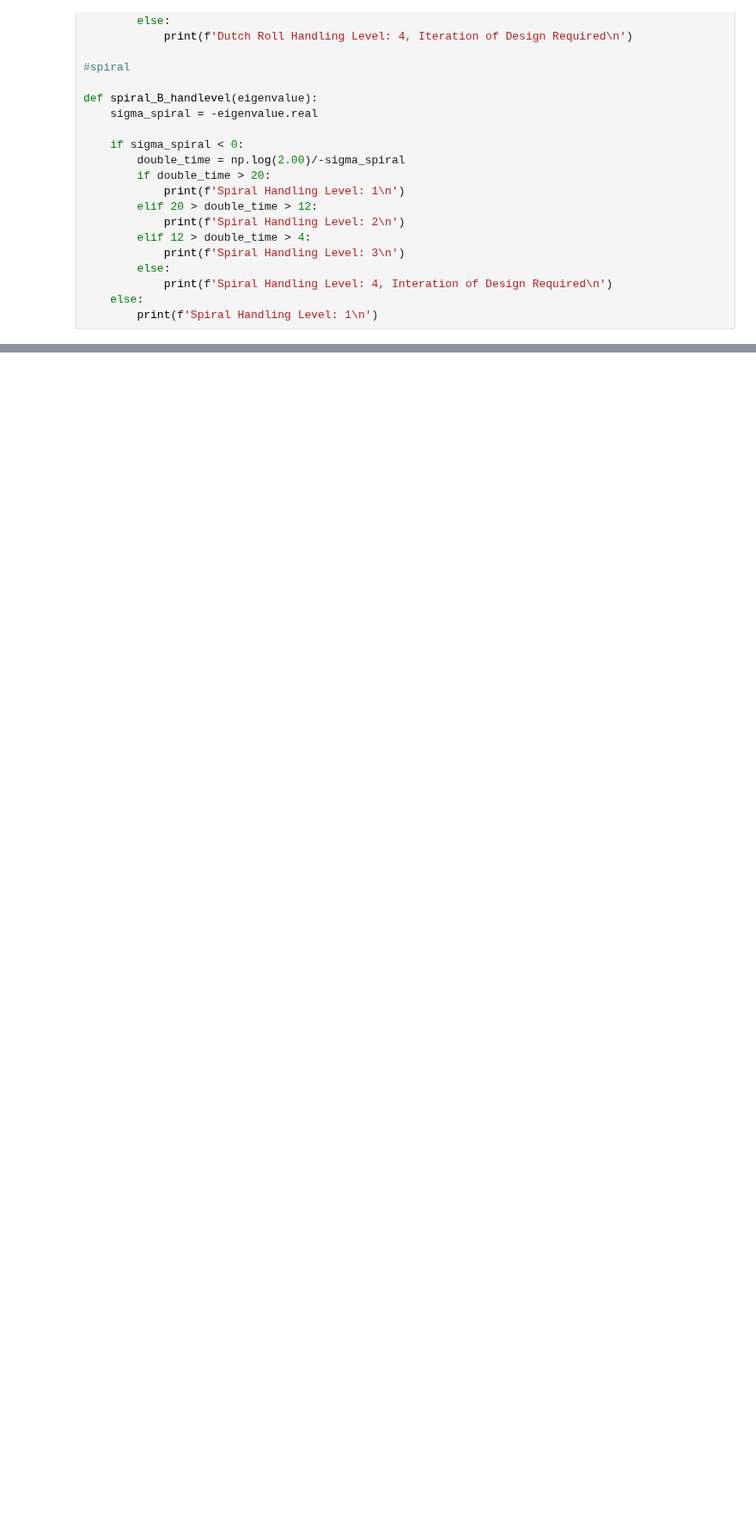
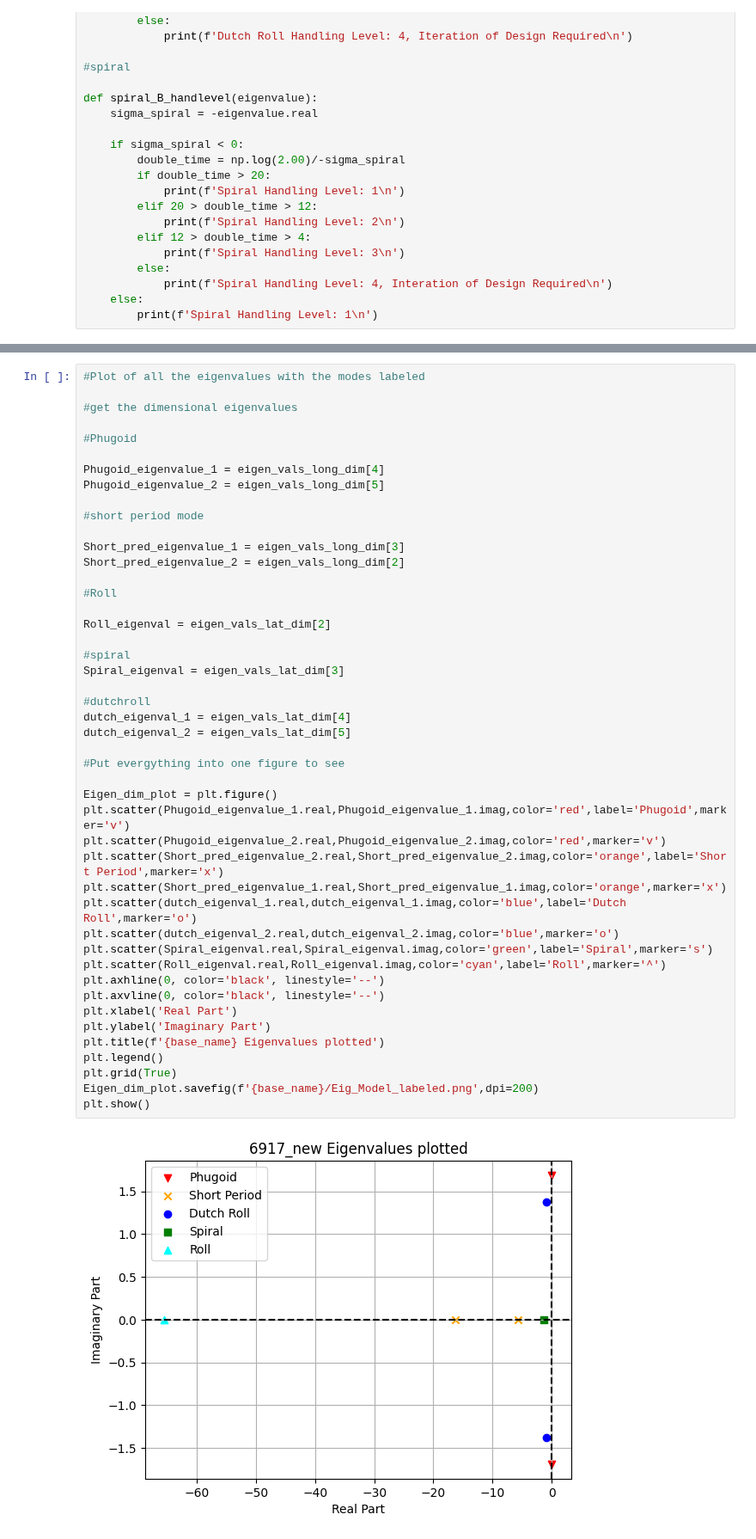
Before and after one commit to EricMLarsen/Spring_2024, a Jupyter notebook: Dynamics of Atmospheric Flight/Project_PartIV/EigenValue_Project_PartIV.ipynb, the cells around one changed output, grey strips where cells are left out. Shown at 86% size. Drawn from its saved outputs; the diff is of its cells as text; blank space fills up the shorter version.

Commit message:
eigenplot

```diff
--- a/Dynamics of Atmospheric Flight/Project_PartIV/EigenValue_Project_PartIV.ipynb
+++ b/Dynamics of Atmospheric Flight/Project_PartIV/EigenValue_Project_PartIV.ipynb
@@ -1025,2 +1027,50 @@ Spiral Handling Level: 3
 
 Dutch Roll Handling Level: 1
+# %%
+#Plot of all the eigenvalues with the modes labeled
+
+#get the dimensional eigenvalues
+
+#Phugoid
+
+Phugoid_eigenvalue_1 = eigen_vals_long_dim[4]
+Phugoid_eigenvalue_2 = eigen_vals_long_dim[5]
+
+#short period mode
+
+Short_pred_eigenvalue_1 = eigen_vals_long_dim[3]
+Short_pred_eigenvalue_2 = eigen_vals_long_dim[2]
+
+#Roll
+
+Roll_eigenval = eigen_vals_lat_dim[2]
+
+#spiral
+Spiral_eigenval = eigen_vals_lat_dim[3]
+
+#dutchroll
+dutch_eigenval_1 = eigen_vals_lat_dim[4]
+dutch_eigenval_2 = eigen_vals_lat_dim[5]
+
+#Put evergything into one figure to see
+
+Eigen_dim_plot = plt.figure()
+plt.scatter(Phugoid_eigenvalue_1.real,Phugoid_eigenvalue_1.imag,color='red',label='Phugoid',marker='v')
+plt.scatter(Phugoid_eigenvalue_2.real,Phugoid_eigenvalue_2.imag,color='red',marker='v')
+plt.scatter(Short_pred_eigenvalue_2.real,Short_pred_eigenvalue_2.imag,color='orange',label='Short Period',marker='x')
+plt.scatter(Short_pred_eigenvalue_1.real,Short_pred_eigenvalue_1.imag,color='orange',marker='x')
+plt.scatter(dutch_eigenval_1.real,dutch_eigenval_1.imag,color='blue',label='Dutch Roll',marker='o')
+plt.scatter(dutch_eigenval_2.real,dutch_eigenval_2.imag,color='blue',marker='o')
+plt.scatter(Spiral_eigenval.real,Spiral_eigenval.imag,color='green',label='Spiral',marker='s')
+plt.scatter(Roll_eigenval.real,Roll_eigenval.imag,color='cyan',label='Roll',marker='^')
+plt.axhline(0, color='black', linestyle='--')
+plt.axvline(0, color='black', linestyle='--')
+plt.xlabel('Real Part')
+plt.ylabel('Imaginary Part')
+plt.title(f'{base_name} Eigenvalues plotted')
+plt.legend()
+plt.grid(True)
+Eigen_dim_plot.savefig(f'{base_name}/Eig_Model_labeled.png',dpi=200)
+plt.show()
+# %% [output]
+[figure, added]
```
Also changed, not shown: parts of 10 cells of this notebook, 13 other files.
